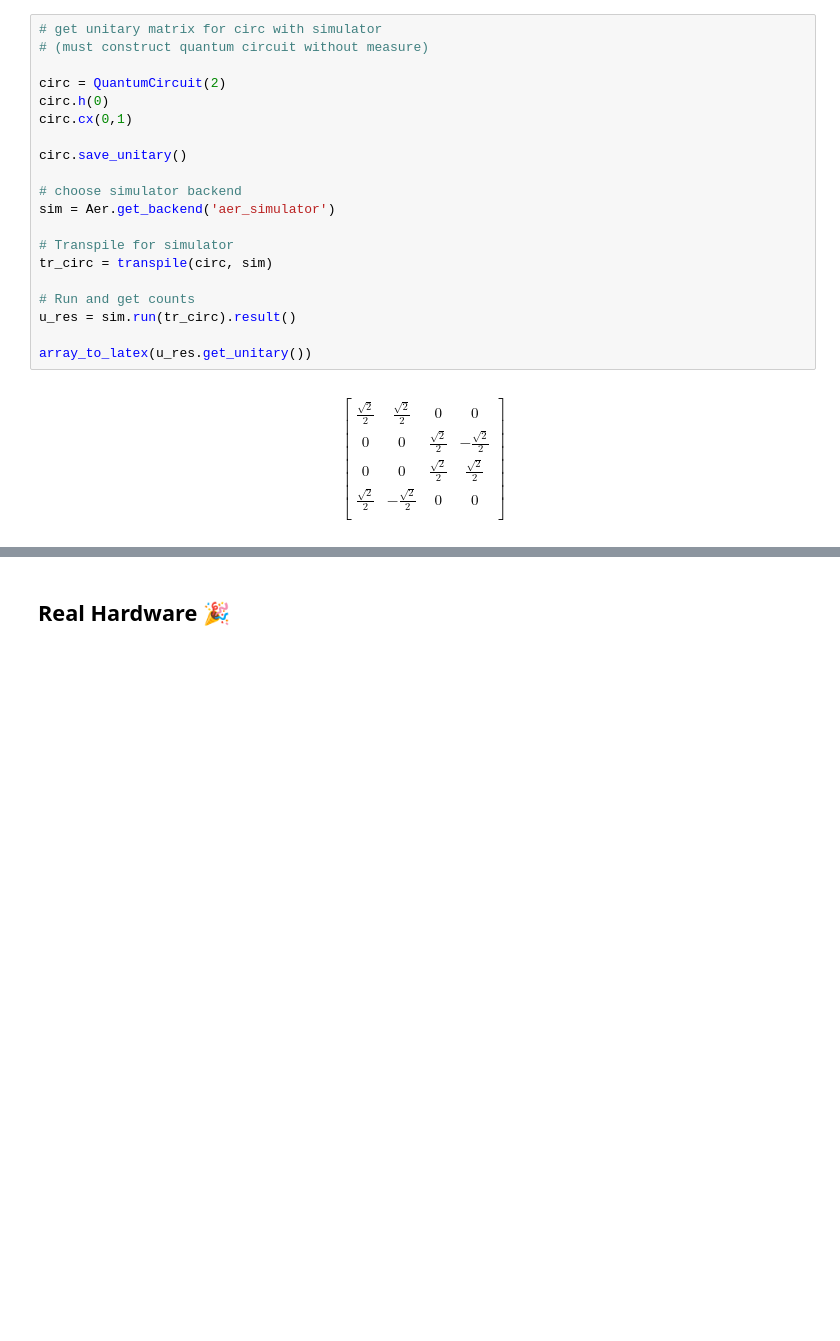
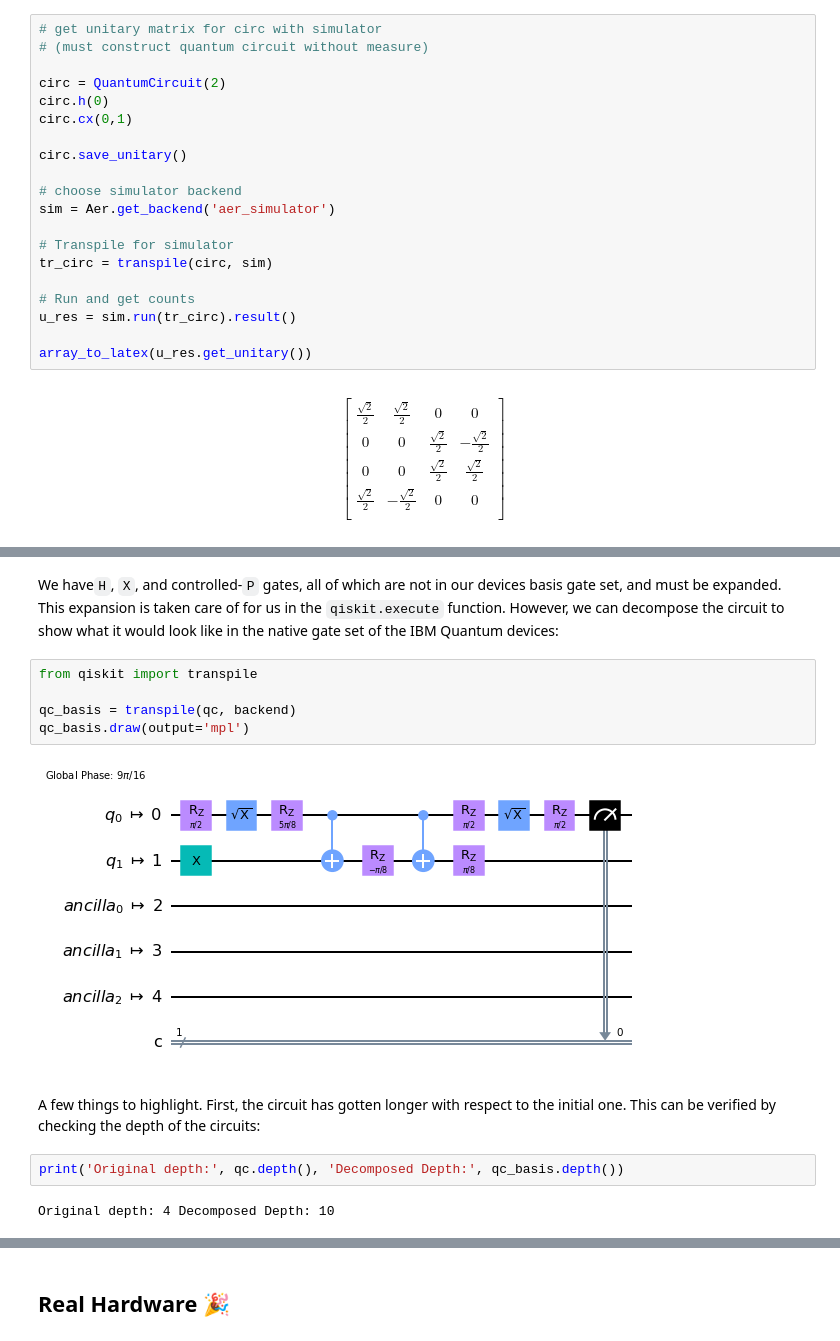
Before and after one commit to mrvee-qC-bee/NSQI_May_2023, a Jupyter notebook: NQCH_Softserve_May2023.ipynb, the cells around one changed output, grey strips where cells are left out. Saved outputs shown, nothing was run; the diff lists cells and outputs as text; blank space fills up the shorter version.

```diff
--- a/NQCH_Softserve_May2023.ipynb
+++ b/NQCH_Softserve_May2023.ipynb
@@ -631,0 +656,15 @@ $$
+# %% [markdown]
+We have`H`, `X`, and controlled-`P` gates, all of which are not in our devices basis gate set, and must be expanded.  This expansion is taken care of for us in the `qiskit.execute` function. However, we can decompose the circuit to show what it would look like in the native gate set of the IBM Quantum devices:
+# %%
+from qiskit import transpile
+
+qc_basis = transpile(qc, backend)
+qc_basis.draw(output='mpl')
+# %% [output]
+[figure, added]
+# %% [markdown]
+A few things to highlight. First, the circuit has gotten longer with respect to the initial one. This can be verified by checking the depth of the circuits:
+# %%
+print('Original depth:', qc.depth(), 'Decomposed Depth:', qc_basis.depth())
+# %% [output]
+Original depth: 4 Decomposed Depth: 10
```
Also changed, not shown: parts of 32 cells of this notebook.
